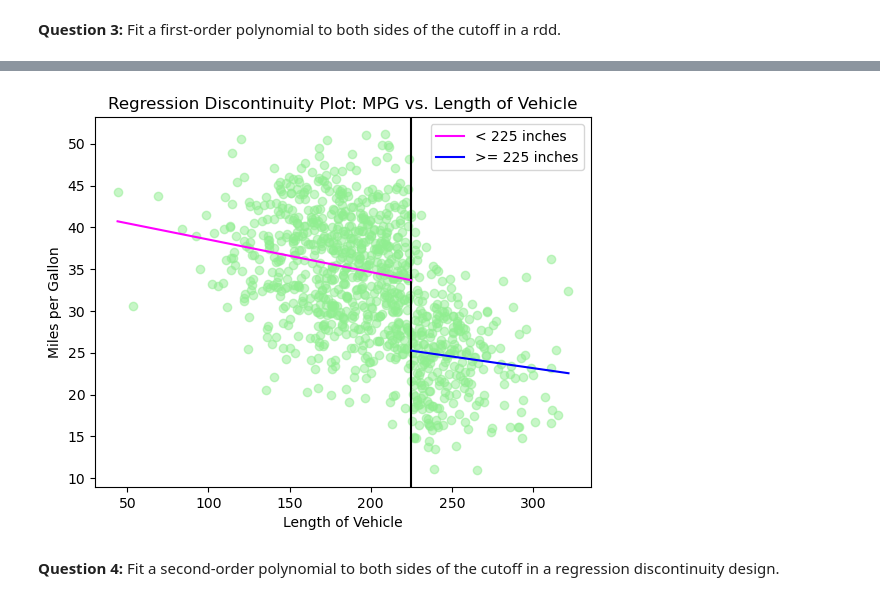
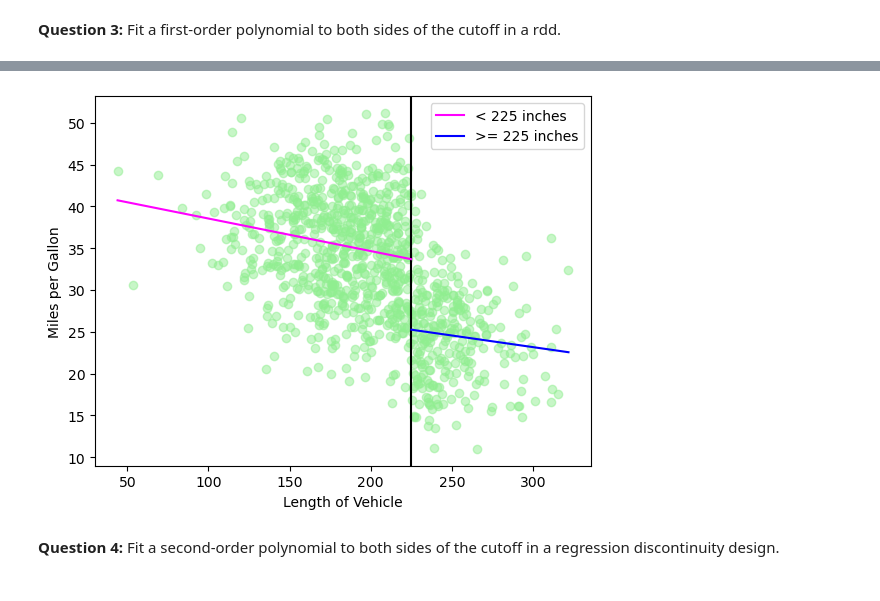
Before and after one commit to klifchez3/phdee-KL, a Jupyter notebook: homework7/code/hw7.ipynb, the cells around one changed output, grey strips where cells are left out. Saved outputs shown, nothing was run; the diff lists cells and outputs as text; code cells hidden in the pictures.

```diff
--- a/homework7/code/hw7.ipynb
+++ b/homework7/code/hw7.ipynb
@@ -115,7 +115,6 @@ plt.plot(X_hat_right[:, 1], Y_hat_right, color='blue', label='>= 225 inches')
 plt.xlabel('Length of Vehicle')
 plt.ylabel('Miles per Gallon')
 plt.legend()
-plt.title('Regression Discontinuity Plot: MPG vs. Length of Vehicle')
 plt.savefig('rdd_py_q3.pdf',format= 'pdf')
 plt.show()
 # %% [output]
@@ -129,14 +128,14 @@ Time:                        19:12:11   Log-Likelihood:                -875.41
 No. Observations:                 280   AIC:                             1755.
 Df Residuals:                     278   BIC:                             1762.
 Df Model:                           1
 Covariance Type:            nonrobust
 ==============================================================================
 ... (38 lines left out)
 Notes:
 [1] Standard Errors assume that the covariance matrix of the errors is correctly specified.
 [2] The condition number is large, 1.09e+03. This might indicate that there are
 strong multicollinearity or other numerical problems.
-[figure, old version]
+[figure, new version]
 # %% [markdown]
 **Question 4:** Fit a second-order polynomial to both sides of the cutoff in a regression discontinuity design.
 # %%
```
Also changed, not shown: parts of 3 cells of this notebook.
